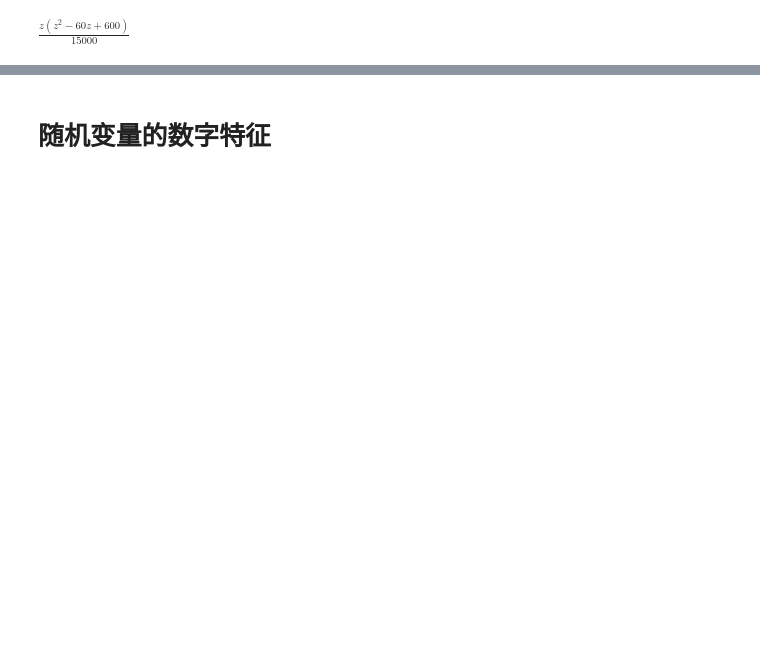
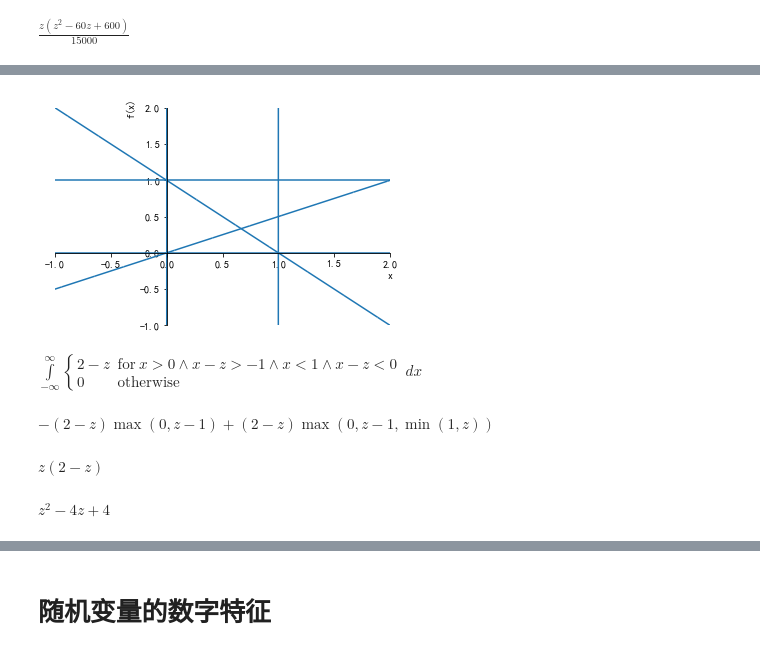
Before and after one commit to zidanewenqsh/math_notebook, a Jupyter notebook: Probability and Statistics.ipynb, the cells around one changed output, grey strips where cells are left out. Drawn from its saved outputs; the diff is of its cells as text; code cells hidden in the pictures; blank space fills up the shorter version.

```diff
--- a/Probability and Statistics.ipynb
+++ b/Probability and Statistics.ipynb
@@ -634 +670,8 @@ f(x,y)=\begin{cases}2-x-y & 0<x<1,0<y<1\\0 & 其它 \end{cases} \\
 $
+# %%
+x,y,z = symbols('x y z')
+fxy = Piecewise((2-x-y,(x>0)&(x<1)&(y>0)&(y<1)),(0,True))
+fxy
+Integral(fxy,(x,0,1),(y,0,1)).doit() # 说明是概率密度
+# X>2Y概率最终结果
+Integral(fxy,(y,0,x/2),(x,0,1)).doit()
@@ -634,0 +682,28 @@ $
+# %%
+# 区域绘图
+z_=1
+p = plot(0,1,x/2,z_-x,10000*(x-0),10000*(x-1),xlim=(-1,2),ylim=(-1,2),show=False)
+p.show()
+# %% [output]
+[figure, added]
+# %%
+fz = Integral(fxy.subs(y,(z-x)),(x,-oo,oo))
+fz
+fz_ = fz.doit()
+fz_
+# %% [output]
+$\displaystyle \int\limits_{-\infty}^{\infty} \begin{cases} 2 - z & \text{for}\: x > 0 \wedge x - z > -1 \wedge x < 1 \wedge x - z < 0 \\0 & \text{otherwise} \end{cases}\, dx$
+$\displaystyle - \left(2 - z\right) \max\left(0, z - 1\right) + \left(2 - z\right) \max\left(0, z - 1, \min\left(1, z\right)\right)$
+# %%
+z1 = symbols('z', positive=True)
+z2 = symbols('z', negative=True)
+# 计算区间(0,1)
+fz_1 = fz_.subs(z,z1).subs(z1,(z2+1)).subs(z2,(z-1))
+simplify(fz_1)
+# 计算区间(1,2)
+fz_2 = fz_.subs(z,(z1+1)).subs(z1,(z-1)).subs(z,(z2+2)).subs(z2,(z-2))
+fz_2 = simplify(fz_2)
+fz_2
+# %% [output]
+$\displaystyle z \left(2 - z\right)$
+$\displaystyle z^{2} - 4 z + 4$
```
Also changed, not shown: parts of 114 cells of this notebook, 1 other file.
